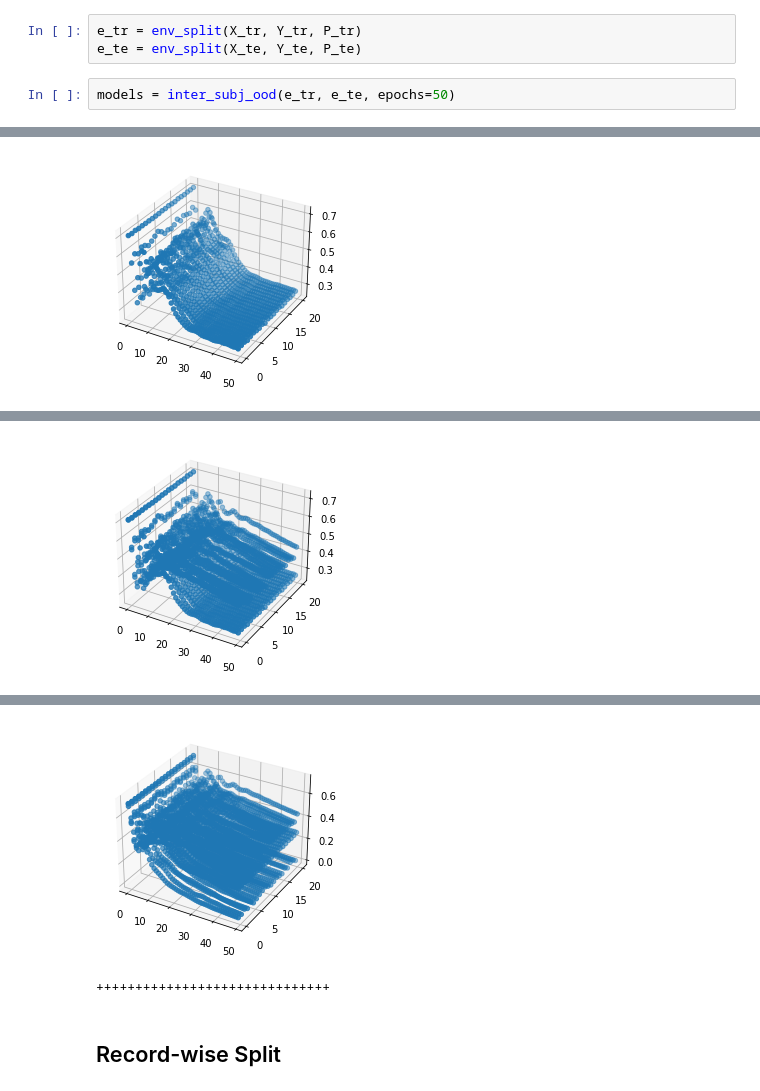
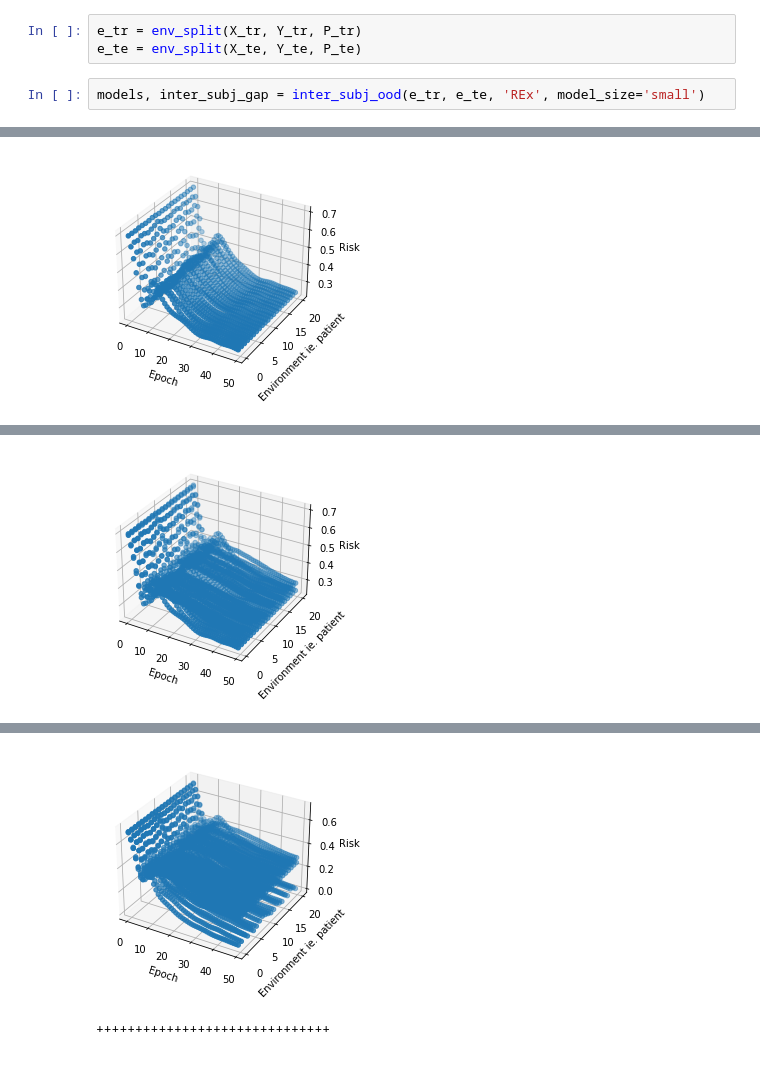
Before and after one commit to GuillaumeLam/INTER-SUBJ-RQ, a Jupyter notebook: INTER_SUBJ_OOD.ipynb, the cells around one changed output, grey strips where cells are left out. Saved outputs shown, nothing was run; the diff lists cells and outputs as text.

```diff
--- a/INTER_SUBJ_OOD.ipynb
+++ b/INTER_SUBJ_OOD.ipynb
@@ -32,5 +29,5 @@ concatenating all the features shankL
 e_tr = env_split(X_tr, Y_tr, P_tr)
 e_te = env_split(X_te, Y_te, P_te)
 # %%
-models = inter_subj_ood(e_tr, e_te, epochs=50)
+models, inter_subj_gap = inter_subj_ood(e_tr, e_te, 'REx', model_size='small')
 # %% [output]
@@ -54 +53 @@ Test Acc: 0.3684740923749268
-[figure, old version]
+[figure, new version]
@@ -72 +71 @@ Test Acc: 0.09268286190539017
-[figure, old version]
+[figure, new version]
@@ -90,4 +89,2 @@ Test Acc: 0.7414026982148498
-[figure, old version]
+[figure, new version]
-++++++++++++++++++++++++++++++
+++++++++++++++++++++++++++++++
-# %% [markdown]
-## Record-wise Split
```
Also changed, not shown: parts of 22 cells of this notebook, 1 other file.
